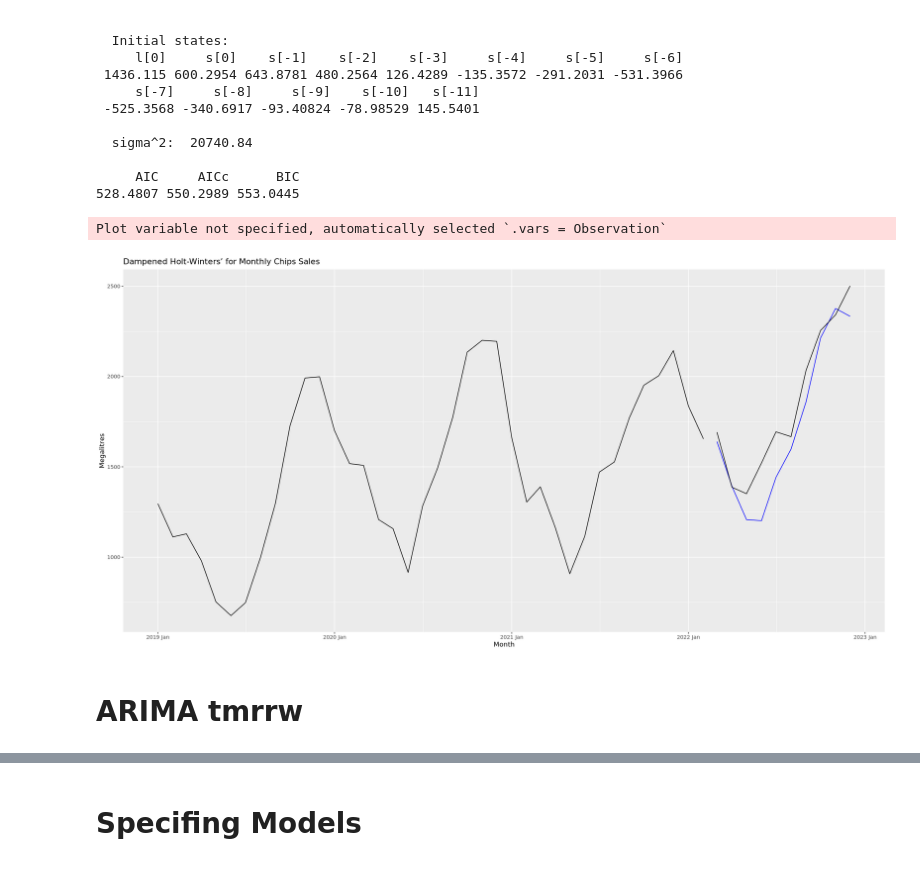
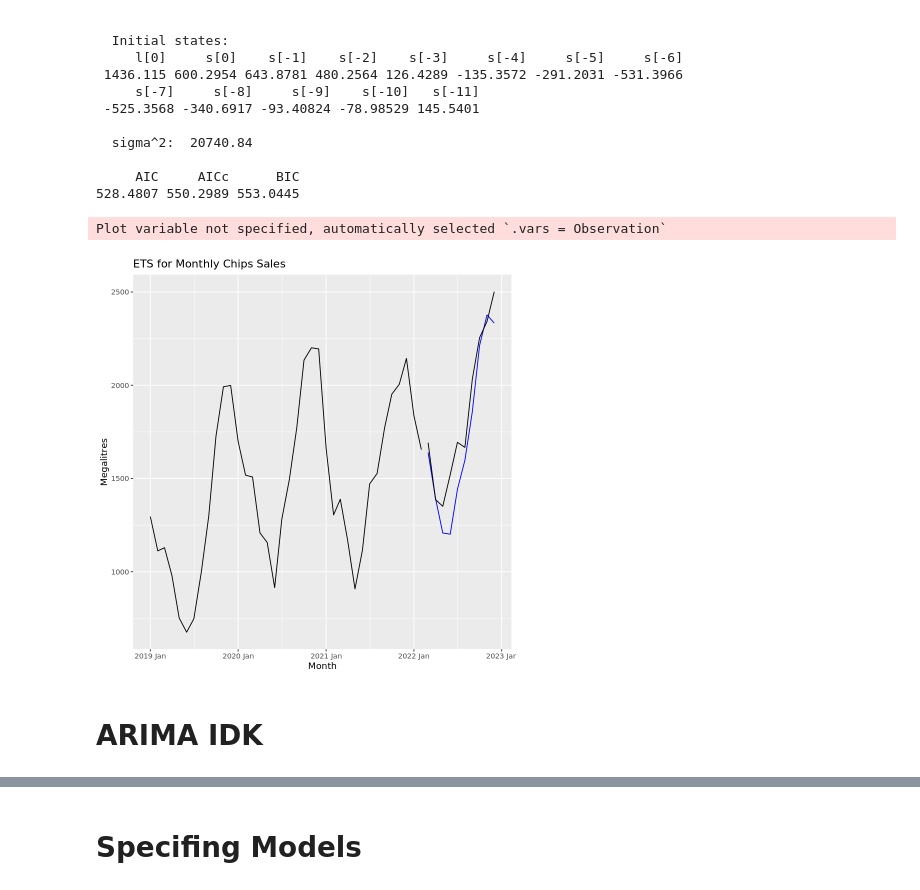
Before and after one commit to Ibrahim-Khayat/-IE499, a Jupyter notebook: index.ipynb, the cells around one changed output, grey strips where cells are left out. Drawn from its saved outputs; the diff is of its cells as text; code cells hidden in the pictures.

Commit message:
Add files via upload
Added rest of Exponential Smoothing
Added ARIMA- I dont get it

```diff
--- a/index.ipynb
+++ b/index.ipynb
@@ -412,20 +451,20 @@ Model: ETS(A,N,A)
 # %%
 Chips_fit <- Chips_train |>
   model(ETS(Observation))
 
 Chips_fc <- Chips_fit |> forecast(h = 10)
 Chips_fc |>
   autoplot(Chips_train, level = NULL) +
   autolayer(Chips_Test,
     colour = "black"
   ) +
   labs(
     y = "Megalitres",
-    title = "Dampened Holt-Winters’ for Monthly Chips Sales"
+    title = "ETS for Monthly Chips Sales"
   ) +
   guides(colour = guide_legend(title = "Forecast"))
 # %% [output]
 Plot variable not specified, automatically selected `.vars = Observation`
-[figure, old version]
+[figure, new version]
 # %% [markdown]
-# ARIMA tmrrw
+# ARIMA IDK
```
Also changed, not shown: parts of 8 cells of this notebook.
